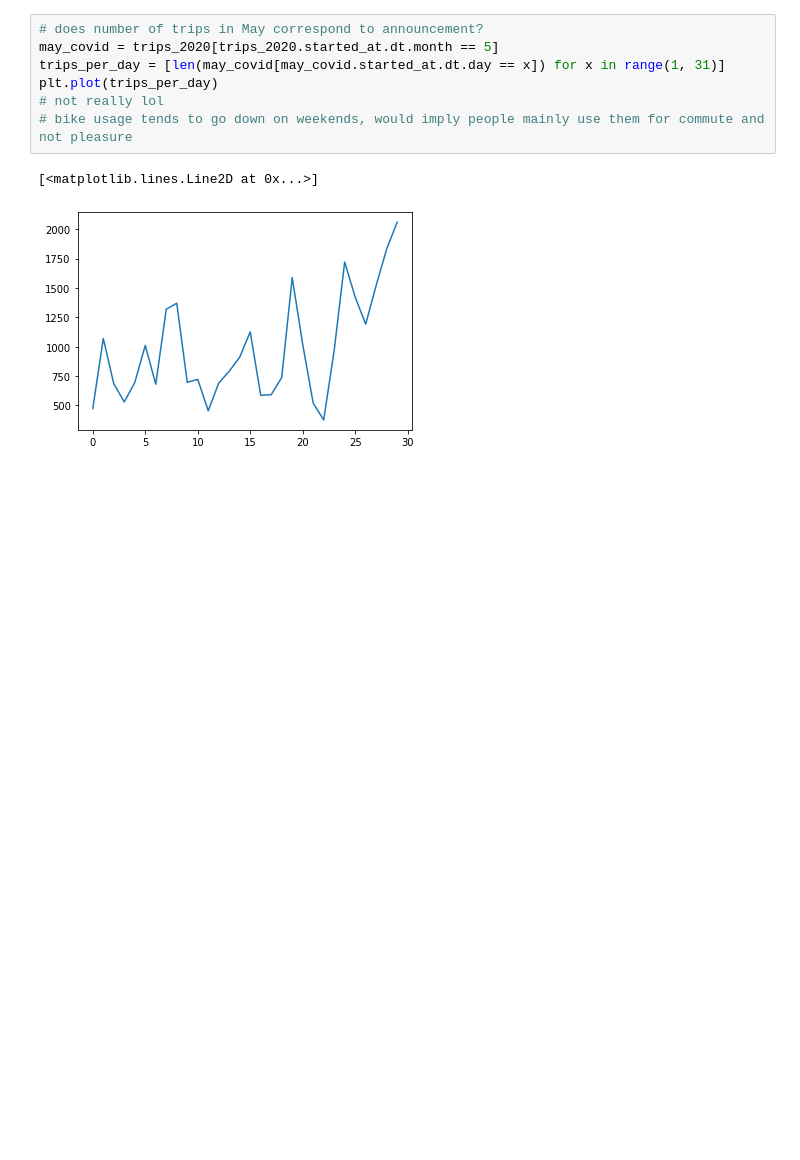
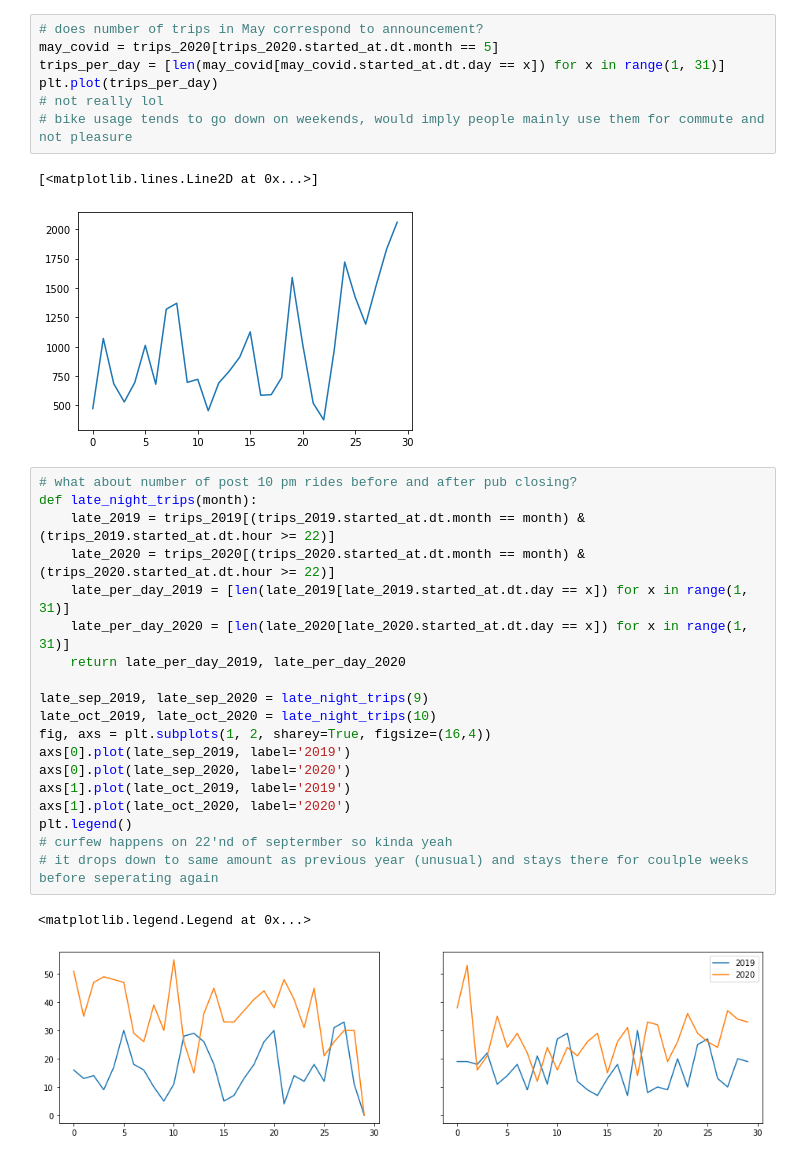
Before and after one commit to Inf2-FDS-2020-2021/final-project-apaj, a Jupyter notebook: working.ipynb, the cells around one changed output. Cells and saved outputs as stored; diff of their text form; blank space fills up the shorter version.

Commit message:
visual of late nights before/after curfew

```diff
--- a/working.ipynb
+++ b/working.ipynb
@@ -118,3 +120,25 @@ plt.plot(trips_per_day)
 # %% [output]
 [<matplotlib.lines.Line2D at 0x...>]
 [figure]
+# %%
+# what about number of post 10 pm rides before and after pub closing?
+def late_night_trips(month):
+    late_2019 = trips_2019[(trips_2019.started_at.dt.month == month) & (trips_2019.started_at.dt.hour >= 22)]
+    late_2020 = trips_2020[(trips_2020.started_at.dt.month == month) & (trips_2020.started_at.dt.hour >= 22)]
+    late_per_day_2019 = [len(late_2019[late_2019.started_at.dt.day == x]) for x in range(1, 31)]
+    late_per_day_2020 = [len(late_2020[late_2020.started_at.dt.day == x]) for x in range(1, 31)]
+    return late_per_day_2019, late_per_day_2020
+
+late_sep_2019, late_sep_2020 = late_night_trips(9)
+late_oct_2019, late_oct_2020 = late_night_trips(10)
+fig, axs = plt.subplots(1, 2, sharey=True, figsize=(16,4))
+axs[0].plot(late_sep_2019, label='2019')
+axs[0].plot(late_sep_2020, label='2020')
+axs[1].plot(late_oct_2019, label='2019')
+axs[1].plot(late_oct_2020, label='2020')
+plt.legend()
+# curfew happens on 22'nd of septermber so kinda yeah
+# it drops down to same amount as previous year (unusual) and stays there for coulple weeks before seperating again
+# %% [output]
+<matplotlib.legend.Legend at 0x...>
+[figure, added]
```
Also changed, not shown: parts of 1 cell of this notebook.
